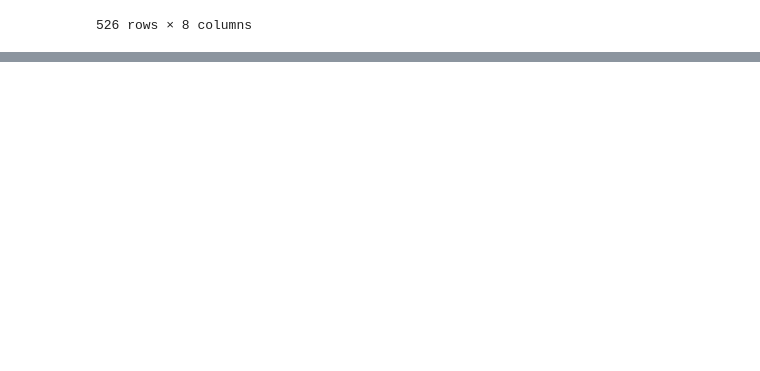
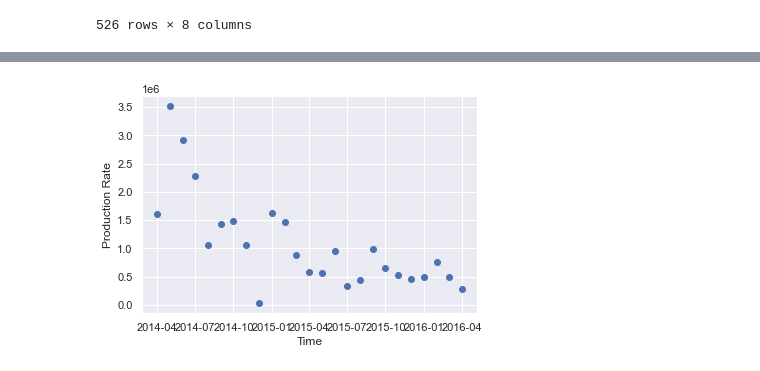
Before and after one commit to psyrixen/Petro, a Jupyter notebook: production analysis.ipynb, the cells around one changed output, grey strips where cells are left out. Cells and saved outputs as stored; diff of their text form; code cells hidden in the pictures; blank space fills up the shorter version.

```diff
--- a/production analysis.ipynb
+++ b/production analysis.ipynb
@@ -162,0 +187,8 @@ monthly.drop(columns=['Month','Year'])
+# %%
+monthlyF5 = monthly.groupby('Wellbore_name').get_group('15/9-F-5')
+monthlyF4 = monthly.groupby('Wellbore_name').get_group('15/9-F-4')
+monthlyF15D = monthly.groupby('Wellbore_name').get_group('15/9-F-15 D')
+monthlyF14 = monthly.groupby('Wellbore_name').get_group('15/9-F-14')
+monthlyF12 = monthly.groupby('Wellbore_name').get_group('15/9-F-12')
+monthlyF11 = monthly.groupby('Wellbore_name').get_group('15/9-F-11')
+monthlyF1C = monthly.groupby('Wellbore_name').get_group('15/9-F-1 C')
@@ -162,0 +211,8 @@ monthly.drop(columns=['Month','Year'])
+# %%
+monthlyF5_ = monthlyF5.drop(columns=['Month','Year'])
+monthlyF4_ = monthlyF4.drop(columns=['Month','Year'])
+monthlyF15D_ = monthlyF15D.drop(columns=['Month','Year'])
+monthlyF14_ = monthlyF14.drop(columns=['Month','Year'])
+monthlyF12_ = monthlyF12.drop(columns=['Month','Year'])
+monthlyF11_ = monthlyF11.drop(columns=['Month','Year'])
+monthlyF1C_ = monthlyF1C.drop(columns=['Month','Year'])
@@ -162,0 +303,7 @@ monthly.drop(columns=['Month','Year'])
+# %%
+plt.scatter(monthlyF1C_['Month_Year'],monthlyF1C_['Total_production'])
+plt.xlabel("Time")
+plt.ylabel("Production Rate")
+plt.show()
+# %% [output]
+[figure, added]
```
Also changed, not shown: parts of 15 cells of this notebook.
